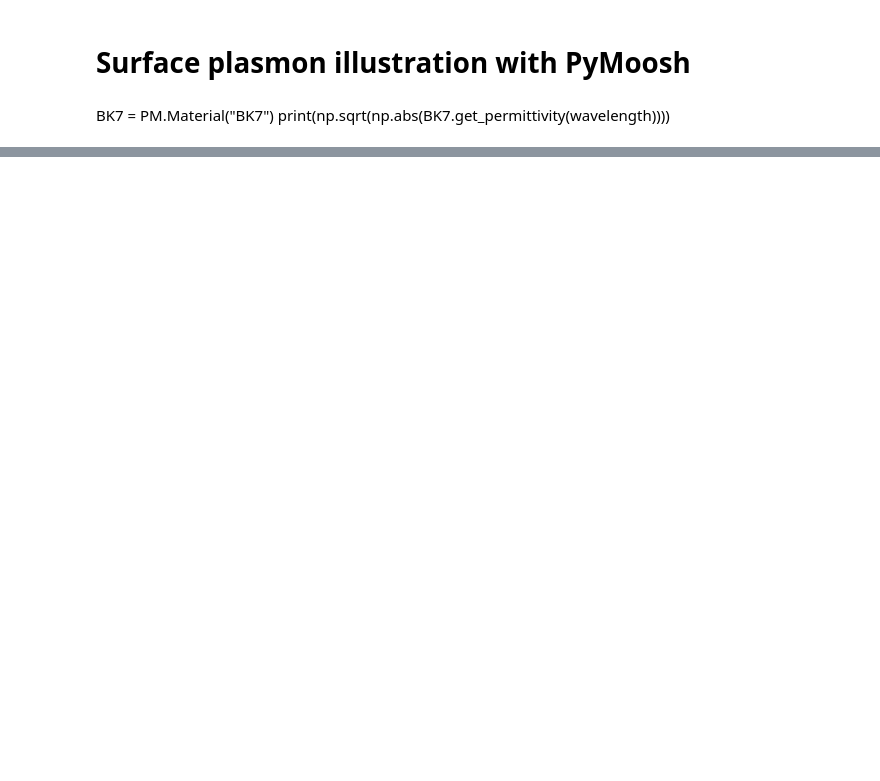
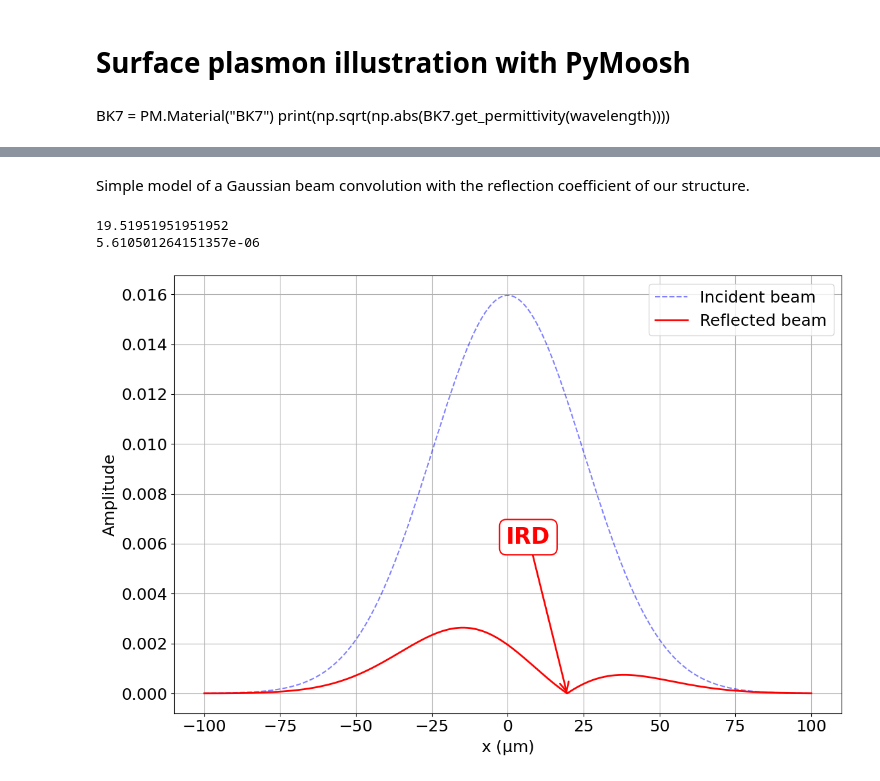
Before and after one commit to Tristan63170/Interferometric_Reflectivity_Dip, a Jupyter notebook: with_water/surface_plasmon_illustration.ipynb, the cells around one changed output, grey strips where cells are left out. Drawn from its saved outputs; the diff is of its cells as text; code cells hidden in the pictures; blank space fills up the shorter version.

```diff
--- a/with_water/surface_plasmon_illustration.ipynb
+++ b/with_water/surface_plasmon_illustration.ipynb
@@ -80,0 +85,50 @@ print(l_modes)
+# %% [markdown]
+Simple model of a Gaussian beam convolution with the reflection coefficient of our structure.
+# %%
+# Paramètres
+n_points = 1000
+x = np.linspace(-100, 100, n_points)
+dx = x[1] - x[0]
+
+# Gaussienne
+mu = 0  # moyenne
+sigma = 25  # écart-type si on dit que c'est 25 microns, euh...
+gaussienne = (1 / (sigma * np.sqrt(2 * np.pi))) * np.exp(-0.5 * ((x - mu) / sigma)**2)
+
+# Exponentielle décroissante pour x > 0
+tau = 4  # constante de décroissance
+exponentielle = np.where(x >= 0, np.exp(-x / tau), 0)
+# Normalisation de l'exponentielle
+exponentielle = exponentielle / (np.sum(exponentielle) * dx)
+
+# Convolution
+convolution = signal.convolve(gaussienne, exponentielle, mode='same') * dx
+
+z = np.abs(gaussienne - 0.9*convolution)
+dip_index = np.argmin(z*(np.abs(x)<=2*sigma)+1000*z*(np.abs(x)>2*sigma))   # z is your reflected beam array
+dip_x = x[dip_index]
+dip_z = z[dip_index]
+
+print(dip_x)
+print(dip_z)
+# Tracé des courbes
+plt.figure(figsize=(12, 8))
+
+plt.plot(x, gaussienne, 'b--', linewidth=1.5, alpha=0.5, label='Incident beam')
+plt.plot(x, z, 'r-', linewidth=2, label='Reflected beam')
+plt.grid()
+plt.xlabel(r'x ($\rm{\mu}$m)')
+plt.ylabel('Amplitude')
+# plt.title('2D Beam model')
+plt.legend()
+plt.annotate('IRD',xy=(dip_x, dip_z),xytext=(dip_x-20, dip_z + 0.006),color='red',fontweight='bold',fontsize=25,
+    arrowprops=dict(arrowstyle='->',color='red',lw=2,shrinkA=0,shrinkB=0),bbox=dict(boxstyle="round,pad=0.3", fc="white", ec="red", lw=1.5))
+plt.tight_layout();
+
+if SAVE_MODE:
+    for file_ext in save_formats:
+        plt.savefig(f"Plots/{file_ext}/beam_convolution_illustration_w_50.{file_ext}", bbox_inches="tight")
+# %% [output]
+19.51951951951952
+5.610501264151357e-06
+[figure, added]
```
Also changed, not shown: parts of 5 cells of this notebook, 1 other file.
